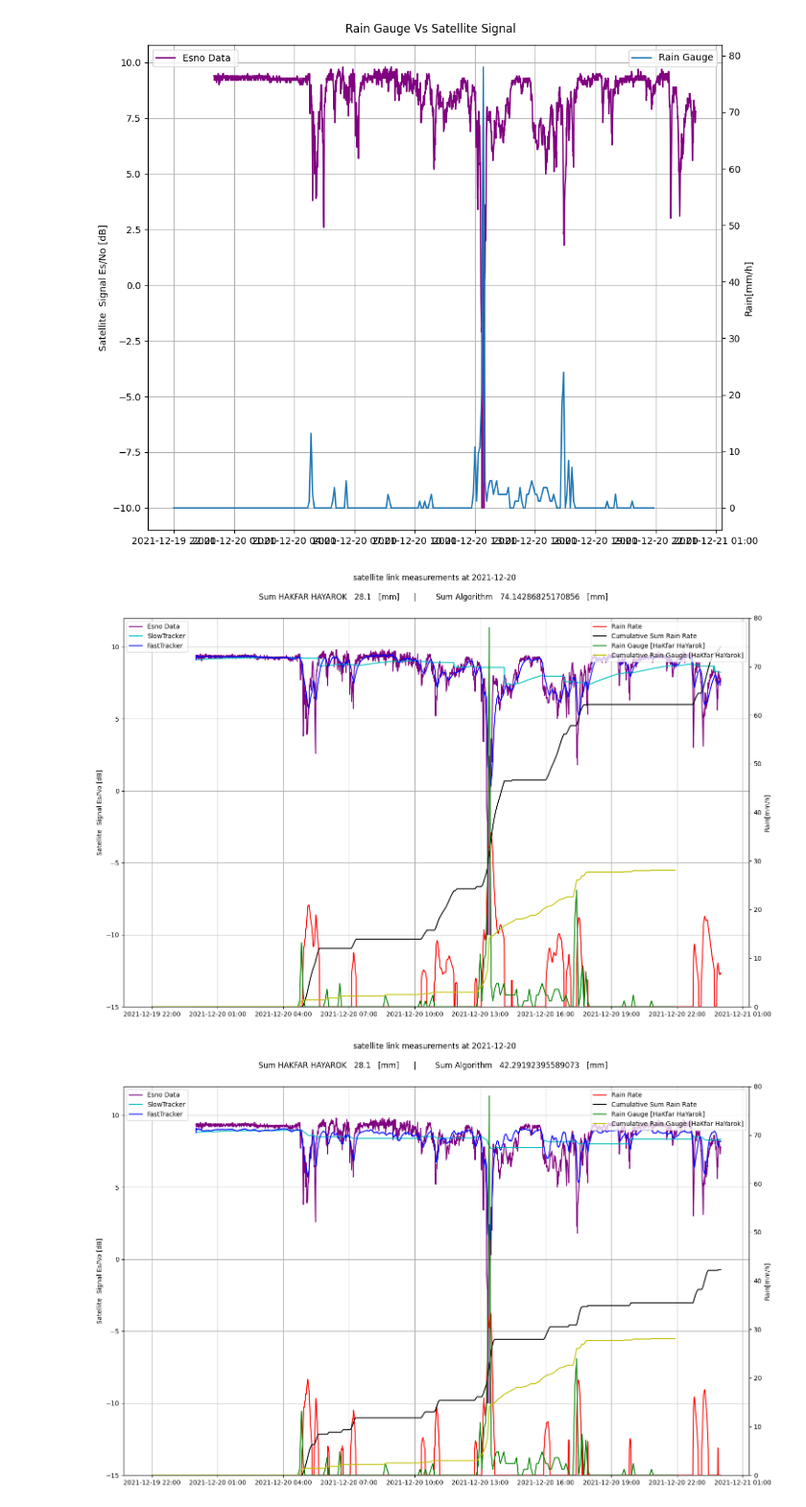
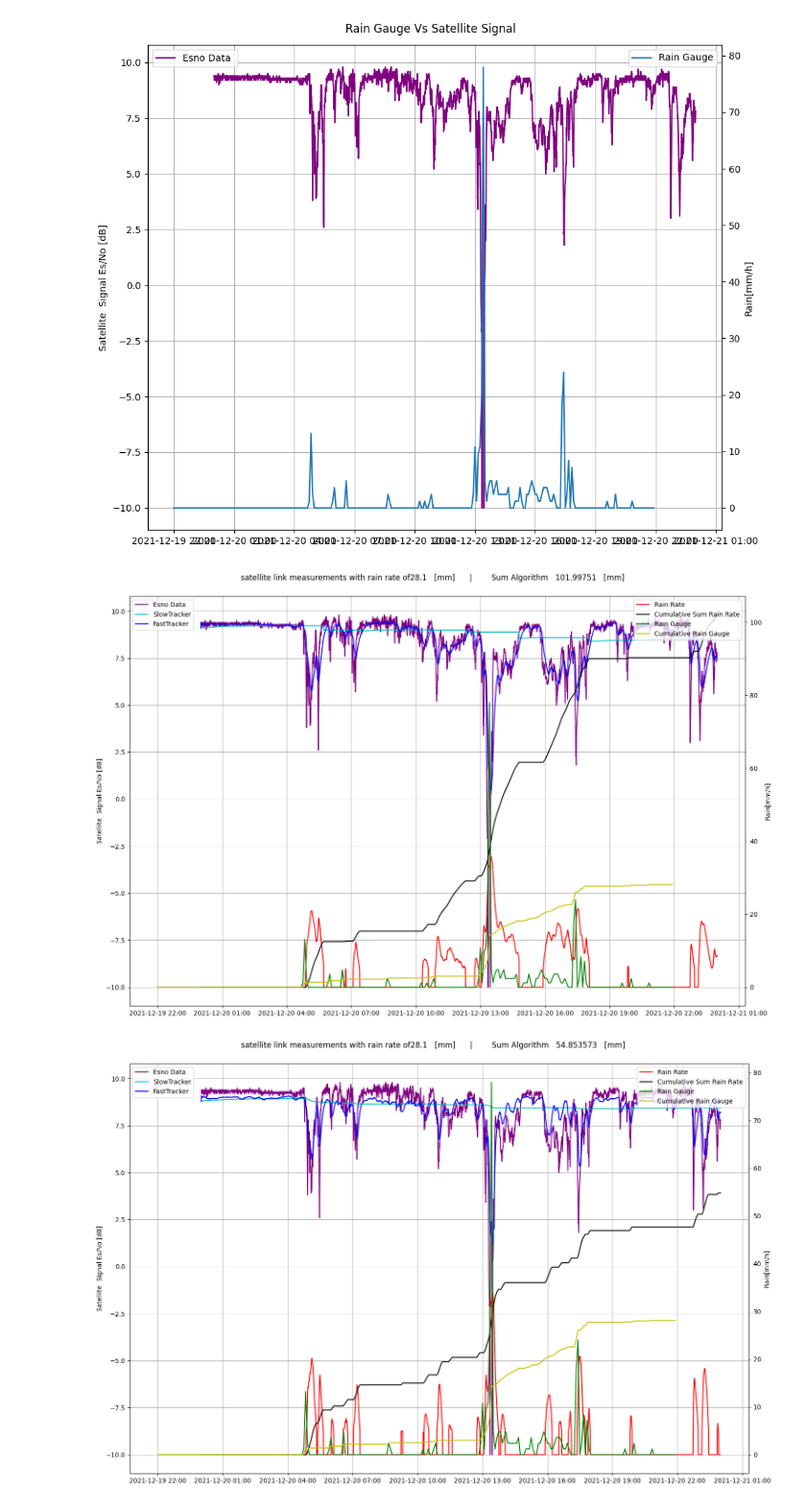
Before and after one commit to haihabi/PyNNcml, a Jupyter notebook: examples/rain_estimation_sml.ipynb, the cells around one changed output. Shown at 96% size. Saved outputs shown, nothing was run; the diff lists cells and outputs as text; code cells hidden in the pictures.

```diff
--- a/examples/rain_estimation_sml.ipynb
+++ b/examples/rain_estimation_sml.ipynb
@@ -54,12 +54,12 @@ pnc.ssm.plot_rain_vs_sat_data(rain_array, rain_datetime, sat_array, sat_datetime
 # %% [output]
 [figure]
 # %%
-[rain_estimated,ST,FT]=pnc.ssm.sml_rain_estimator(sat_data,preprocess=False)
-pnc.ssm.plot_sat_data.PlotRainEstimationVsGaugeData(rain_estimated, rain_data, sat_data, ST, FT)
+[rain_estimated,ST,FT]=pnc.ssm.sml_rain_estimator(sat_array.unsqueeze(dim=0),preprocess=False)
+pnc.ssm.plot_sat_data.plot_rain_estimation_vs_gauge_data(rain_estimated,ST, FT,rain_array.unsqueeze(dim=0), rain_datetime, sat_array.unsqueeze(dim=0), sat_datetime)
 # %% [output]
-[figure, old version]
+[figure, new version]
 # %%
-[rain_estimated,ST,FT]=pnc.ssm.sml_rain_estimator(sat_data,preprocess=True)
-pnc.ssm.plot_sat_data.PlotRainEstimationVsGaugeData(rain_estimated, rain_data, sat_data, ST, FT)
+[rain_estimated,ST,FT]=pnc.ssm.sml_rain_estimator(sat_array.unsqueeze(dim=0),preprocess=True)
+pnc.ssm.plot_sat_data.plot_rain_estimation_vs_gauge_data(rain_estimated,ST, FT,rain_array.unsqueeze(dim=0), rain_datetime, sat_array.unsqueeze(dim=0), sat_datetime)
 # %% [output]
-[figure, old version]
+[figure, new version]
```
Also changed, not shown: 3 other files.
